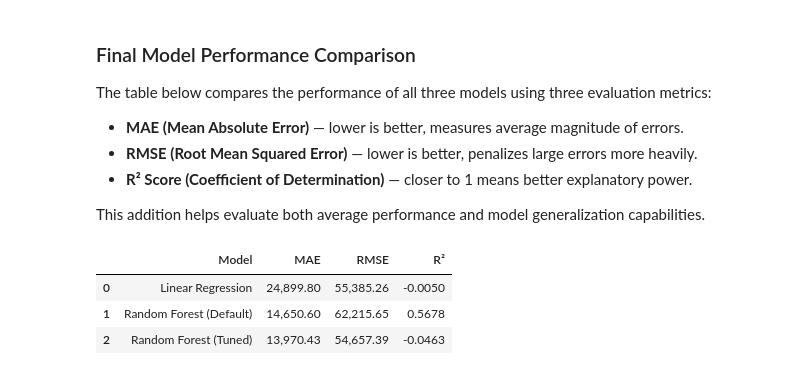
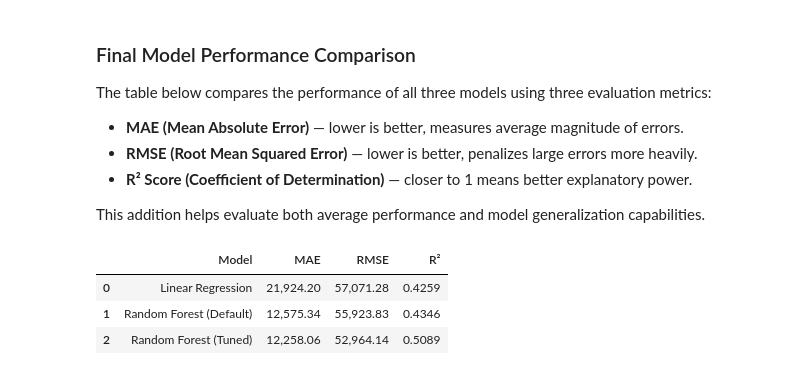
Before and after one commit to oleksii-shcherbak/GoIt-Math, a Jupyter notebook: ДЗ10_Щербак_Олексій_Ігорович.ipynb, the cells around one changed output. Cells and saved outputs as stored; diff of their text form; code cells hidden in the pictures.

```diff
--- a/ДЗ10_Щербак_Олексій_Ігорович.ipynb
+++ b/ДЗ10_Щербак_Олексій_Ігорович.ipynb
@@ -1024,37 +1054,37 @@ The table below compares the performance of all three models using three evaluat
 This addition helps evaluate both average performance and model generalization capabilities.
 # %%
 # Define model performance values
-mae_lr = 24899.80
-rmse_lr = 55385.26
-r2_lr = -0.0050
+mae_lr = 21924.20
+rmse_lr = 57071.28
+r2_lr = 0.4259
 
-mae_rf = 14650.60
-rmse_rf = 62215.65
-r2_rf = 0.5678
+mae_rf = 12575.34
+rmse_rf = 55923.83
+r2_rf = 0.4346
 
-mae_rf_tuned = 13970.43
-rmse_rf_tuned = 54657.39
-r2_rf_tuned = -0.0463
+mae_rf_tuned = 12258.06
+rmse_rf_tuned = 52964.14
+r2_rf_tuned = 0.5089
 
 # Create summary table
 summary_df = pd.DataFrame({
     "Model": ["Linear Regression", "Random Forest (Default)", "Random Forest (Tuned)"],
     "MAE": [mae_lr, mae_rf, mae_rf_tuned],
     "RMSE": [rmse_lr, rmse_rf, rmse_rf_tuned],
     "R²": [r2_lr, r2_rf, r2_rf_tuned]
 })
 
 # Format numbers
 summary_df["MAE"] = summary_df["MAE"].map("{:,.2f}".format)
 summary_df["RMSE"] = summary_df["RMSE"].map("{:,.2f}".format)
 summary_df["R²"] = summary_df["R²"].map("{:.4f}".format)
 
 # Display table
 summary_df.style.set_properties(**{'text-align': 'center'}).set_table_styles([
     dict(selector='th', props=[('text-align', 'center')])
 ])
 # %% [output]
 |  | Model | MAE | RMSE | R² |
-| 0 | Linear Regression | 24,899.80 | 55,385.26 | -0.0050 |
-| 1 | Random Forest (Default) | 14,650.60 | 62,215.65 | 0.5678 |
-| 2 | Random Forest (Tuned) | 13,970.43 | 54,657.39 | -0.0463 |
+| 0 | Linear Regression | 21,924.20 | 57,071.28 | 0.4259 |
+| 1 | Random Forest (Default) | 12,575.34 | 55,923.83 | 0.4346 |
+| 2 | Random Forest (Tuned) | 12,258.06 | 52,964.14 | 0.5089 |
```
Also changed, not shown: parts of 23 cells of this notebook.
